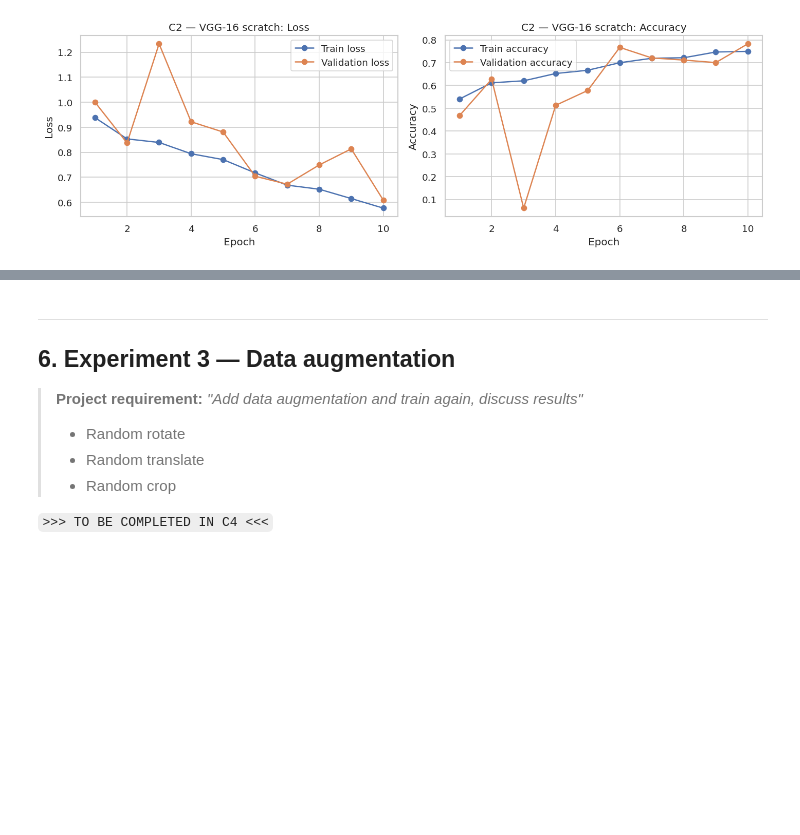
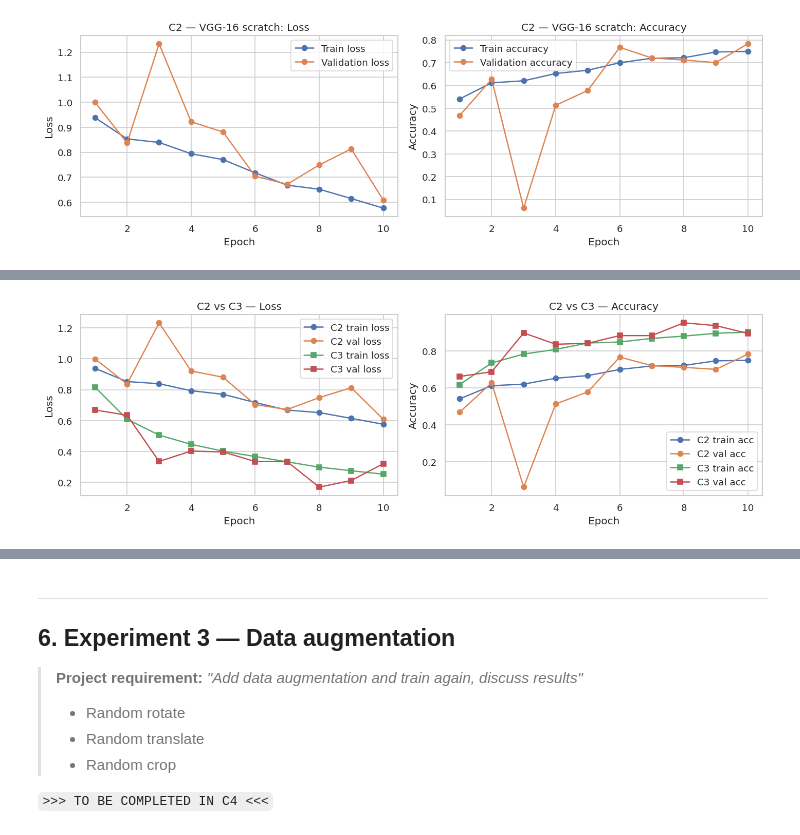
Before and after one commit to VadimSteshkov/cv-fruit-classification, a Jupyter notebook: project_k.ipynb, the cells around one changed output, grey strips where cells are left out. Saved outputs shown, nothing was run; the diff lists cells and outputs as text; code cells hidden in the pictures; blank space fills up the shorter version.

```diff
--- a/project_k.ipynb
+++ b/project_k.ipynb
@@ -838,0 +842,17 @@ Overall, this experiment fulfills its purpose as a baseline. It demonstrates tha
+# %%
+# ── C3: VGG-16 transfer learning (same architecture as C2) ──────────────────
+EPOCHS_C3 = 10
+LEARNING_RATE_C3 = 1e-4
+
+model_c3, base_c3 = build_vgg16_classifier(weights="imagenet")
+base_c3.trainable = False
+
+model_c3.compile(
+	optimizer=keras.optimizers.Adam(learning_rate=LEARNING_RATE_C3),
+	loss="categorical_crossentropy",
+	metrics=["accuracy"],
+)
+
+model_c3.summary()
+print(f"\nTotal parameters: {model_c3.count_params():,}")
+print(f"Trainable parameters: {np.sum([np.prod(v.shape) for v in model_c3.trainable_weights]):,}")
@@ -838,0 +964,32 @@ Overall, this experiment fulfills its purpose as a baseline. It demonstrates tha
+# %%
+# ── C3: compare C2 vs C3 over first 10 epochs (loss + accuracy) ─────────────
+epochs_range_c2 = range(1, len(history_c2.history["loss"]) + 1)
+epochs_range_c3 = range(1, len(history_c3.history["loss"]) + 1)
+
+fig, axes = plt.subplots(1, 2, figsize=(12, 4))
+
+# Loss
+axes[0].plot(epochs_range_c2, history_c2.history["loss"], marker="o", label="C2 train loss")
+axes[0].plot(epochs_range_c2, history_c2.history["val_loss"], marker="o", label="C2 val loss")
+axes[0].plot(epochs_range_c3, history_c3.history["loss"], marker="s", label="C3 train loss")
+axes[0].plot(epochs_range_c3, history_c3.history["val_loss"], marker="s", label="C3 val loss")
+axes[0].set_title("C2 vs C3 — Loss")
+axes[0].set_xlabel("Epoch")
+axes[0].set_ylabel("Loss")
+axes[0].legend()
+
+# Accuracy
+axes[1].plot(epochs_range_c2, history_c2.history["accuracy"], marker="o", label="C2 train acc")
+axes[1].plot(epochs_range_c2, history_c2.history["val_accuracy"], marker="o", label="C2 val acc")
+axes[1].plot(epochs_range_c3, history_c3.history["accuracy"], marker="s", label="C3 train acc")
+axes[1].plot(epochs_range_c3, history_c3.history["val_accuracy"], marker="s", label="C3 val acc")
+axes[1].set_title("C2 vs C3 — Accuracy")
+axes[1].set_xlabel("Epoch")
+axes[1].set_ylabel("Accuracy")
+axes[1].legend()
+
+plt.tight_layout()
+plt.savefig(os.path.join(REPORTS_DIR, "c2_vs_c3_curves.png"), bbox_inches="tight")
+plt.show()
+# %% [output]
+[figure, added]
```
Also changed, not shown: parts of 9 cells of this notebook, 2 other files.
